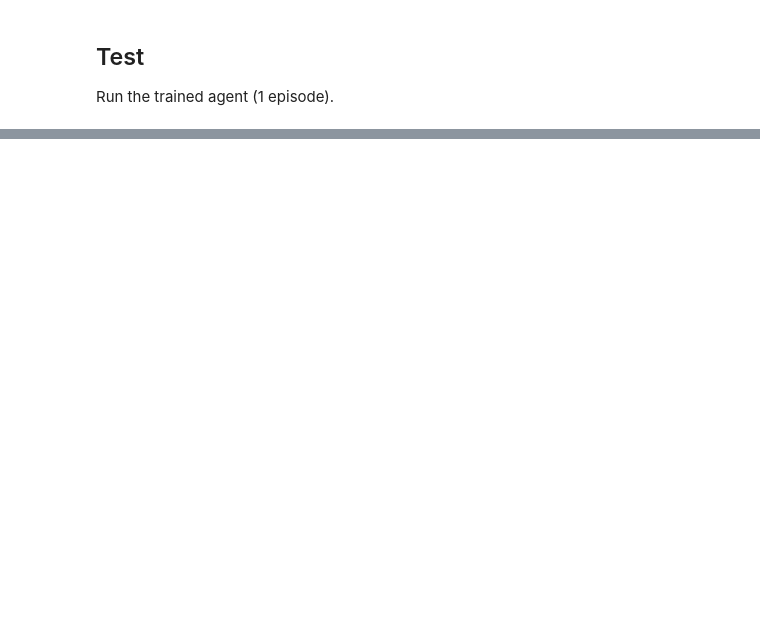
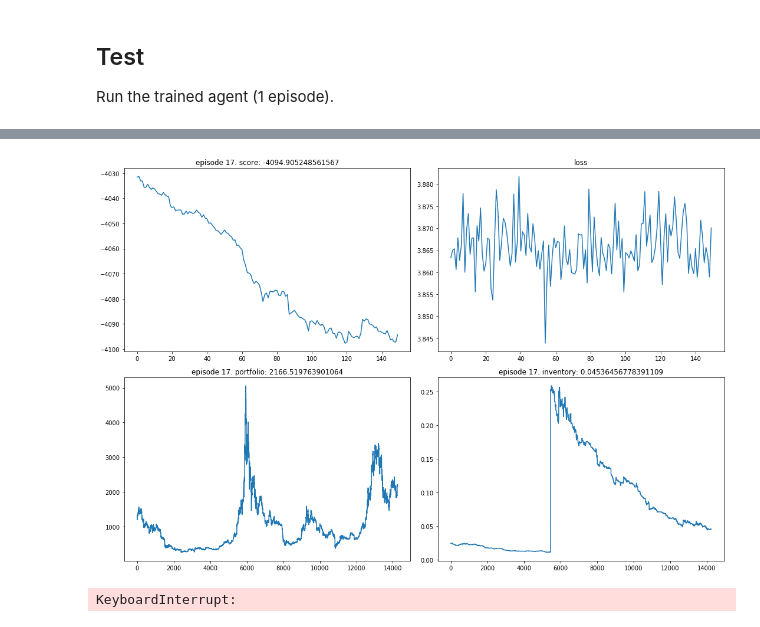
Before and after one commit to TNDC2002/project-RL304, a Jupyter notebook: train.ipynb, the cells around one changed output, grey strips where cells are left out. Cells and saved outputs as stored; diff of their text form; code cells hidden in the pictures; blank space fills up the shorter version.

```diff
--- a/train.ipynb
+++ b/train.ipynb
@@ -1086,8 +1247,8 @@ KeyboardInterrupt:
 
 now = datetime.now()
 timestamp = now.strftime("%d-%m-%Y-%H-%M")
-filename = "CONV1_agent_"+str(timestamp)+"max_inv="+str(max_inventory)+".pkl"
-agent.save_model(filename="CONV1_agent_"+str(timestamp)+"max_inv="+str(max_inventory)+"min_loss="+min(losses)+".pth")
+filename = "CONV1x3_agent_"+str(timestamp)+"max_inv="+str(max_inventory)+".pkl"
+agent.save_model(filename="CONV1x3v2_agent_"+str(timestamp)+"max_inv="+str(max_inventory)+"min_loss="+str(min(losses))+".pth",memory_fn=timestamp)
 # with open(filename, "wb") as file:
 #     pickle.dump(agent, file, protocol=pickle.HIGHEST_PROTOCOL)
 # %% [markdown]
@@ -1142,0 +1268,6 @@ Played: videos/rainbow/rl-video-episode-0.mp4
+# %%
+
+agent.inventory = []
+agent.portfolio = []
+agent.losses = []
+agent.scores = []
@@ -1142,0 +1335,21 @@ Played: videos/rainbow/rl-video-episode-0.mp4
+# %%
+i = 0
+max_inventory: float = 1
+
+from datetime import datetime
+while i < 100:
+    i+=1
+    agent.train()
+    agent._plot_all()
+    scores, losses, portfolio, inventory = agent.get_plot_data()
+    if max(inventory) >= max_inventory:
+        max_inventory = max(inventory)
+        now = datetime.now()
+        timestamp = now.strftime("%d-%m-%Y-%H-%M")
+        filename = "CONV1_dropout20_agent_"+str(timestamp)+"max_inv="+str(max_inventory)+".pkl"
+        agent.save_model(filename="CONV1_dropout20_agent_"+str(timestamp)+"max_inv="+str(max_inventory)+".pth")
+        with open(filename, "wb") as file:
+            pickle.dump(agent, file, protocol=pickle.HIGHEST_PROTOCOL)
+# %% [output]
+[figure, added]
+KeyboardInterrupt:
```
Also changed, not shown: parts of 23 cells of this notebook, 3 other files.
